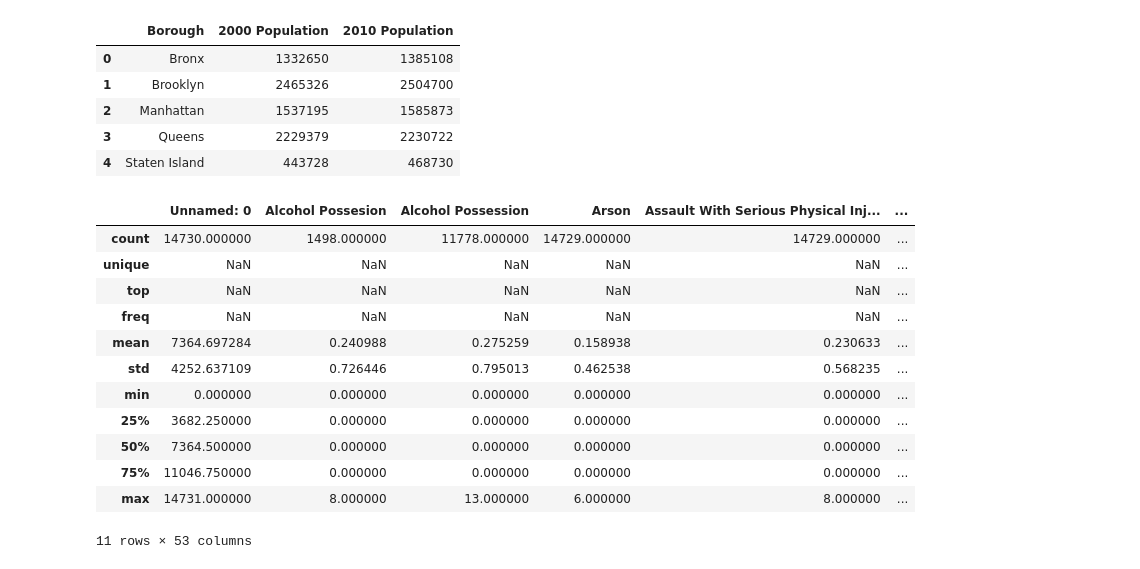
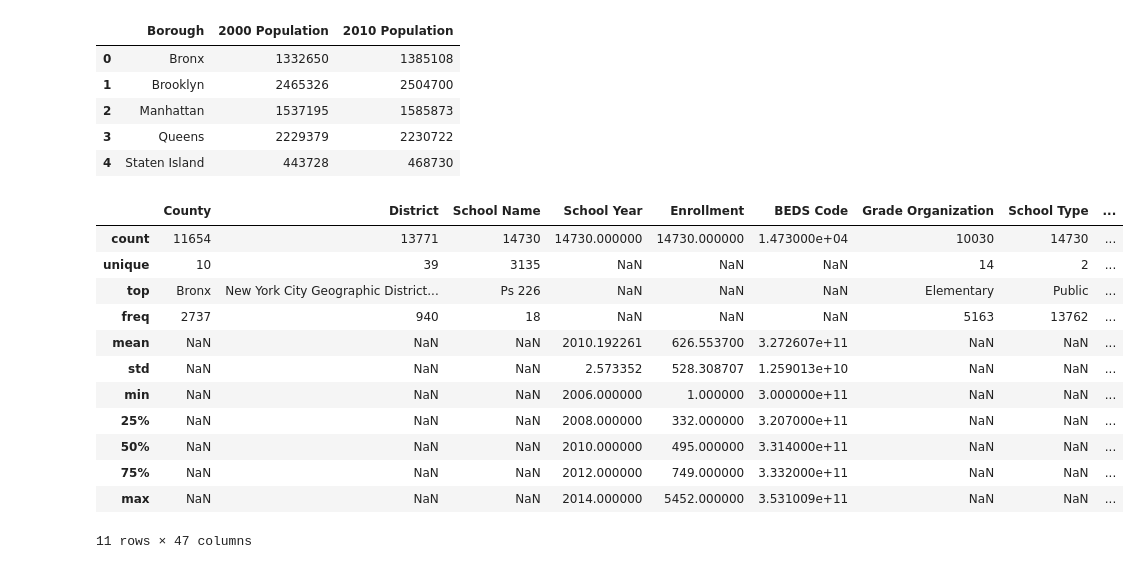
Before and after one commit to mmillervedam/INFOW18_FinalProject, a Jupyter notebook: NYC_Stats_Final_Project.ipynb, the cells around one changed output. Drawn from its saved outputs; the diff is of its cells as text; code cells hidden in the pictures.

```diff
--- a/NYC_Stats_Final_Project.ipynb
+++ b/NYC_Stats_Final_Project.ipynb
@@ -26,23 +26,23 @@ pop_df.head()
 | 3 | Queens | 2229379 | 2230722 |
 | 4 | Staten Island | 443728 | 468730 |
 # %%
-school_df = pd.read_csv("VADIR_incidents_2006-14.csv")#, parse_dates = ["School Year"])
+school_df = pd.read_csv("VADIR_clean.csv")#, parse_dates = ["School Year"])
 school_df.head()
 school_df.describe(include = 'all')
 # %% [output]
-|  | Unnamed: 0 | Alcohol Possesion | Alcohol Possession | Arson | Assault With Serious Physical Inj... | ... |
-| count | 14730.000000 | 1498.000000 | 11778.000000 | 14729.000000 | 14729.000000 | ... |
-| unique | NaN | NaN | NaN | NaN | NaN | ... |
-| top | NaN | NaN | NaN | NaN | NaN | ... |
-| freq | NaN | NaN | NaN | NaN | NaN | ... |
-| mean | 7364.697284 | 0.240988 | 0.275259 | 0.158938 | 0.230633 | ... |
-| std | 4252.637109 | 0.726446 | 0.795013 | 0.462538 | 0.568235 | ... |
-| min | 0.000000 | 0.000000 | 0.000000 | 0.000000 | 0.000000 | ... |
-| 25% | 3682.250000 | 0.000000 | 0.000000 | 0.000000 | 0.000000 | ... |
-| 50% | 7364.500000 | 0.000000 | 0.000000 | 0.000000 | 0.000000 | ... |
-| 75% | 11046.750000 | 0.000000 | 0.000000 | 0.000000 | 0.000000 | ... |
-| max | 14731.000000 | 8.000000 | 13.000000 | 6.000000 | 8.000000 | ... |
+|  | County | District | School Name | School Year | Enrollment | BEDS Code | Grade Organization | School Type | ... |
+| count | 11654 | 13771 | 14730 | 14730.000000 | 14730.000000 | 1.473000e+04 | 10030 | 14730 | ... |
+| unique | 10 | 39 | 3135 | NaN | NaN | NaN | 14 | 2 | ... |
+| top | Bronx | New York City Geographic District... | Ps 226 | NaN | NaN | NaN | Elementary | Public | ... |
+| freq | 2737 | 940 | 18 | NaN | NaN | NaN | 5163 | 13762 | ... |
+| mean | NaN | NaN | NaN | 2010.192261 | 626.553700 | 3.272607e+11 | NaN | NaN | ... |
+| std | NaN | NaN | NaN | 2.573352 | 528.308707 | 1.259013e+10 | NaN | NaN | ... |
+| min | NaN | NaN | NaN | 2006.000000 | 1.000000 | 3.000000e+11 | NaN | NaN | ... |
+| 25% | NaN | NaN | NaN | 2008.000000 | 332.000000 | 3.207000e+11 | NaN | NaN | ... |
+| 50% | NaN | NaN | NaN | 2010.000000 | 495.000000 | 3.314000e+11 | NaN | NaN | ... |
+| 75% | NaN | NaN | NaN | 2012.000000 | 749.000000 | 3.332000e+11 | NaN | NaN | ... |
+| max | NaN | NaN | NaN | 2014.000000 | 5452.000000 | 3.531009e+11 | NaN | NaN | ... |
-11 rows × 53 columns
+11 rows × 47 columns
 # %%
 for col in felony_df.columns:
     felony_df[col] = felony_df[col].astype(object)
```
Also changed, not shown: parts of 9 cells of this notebook.
